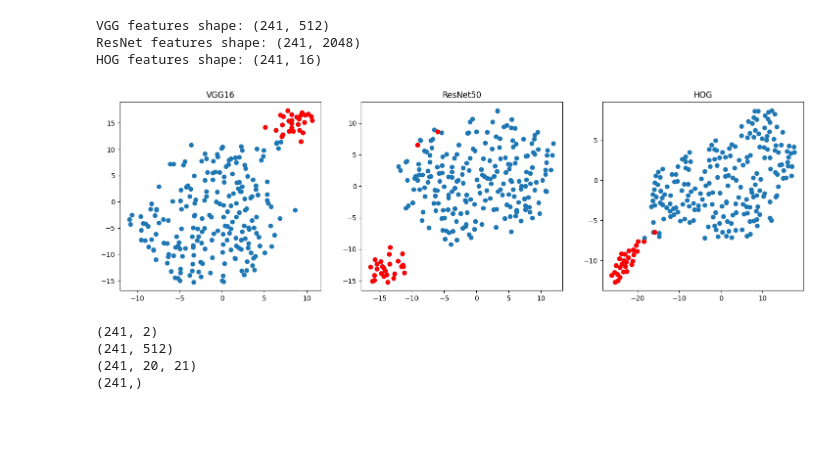
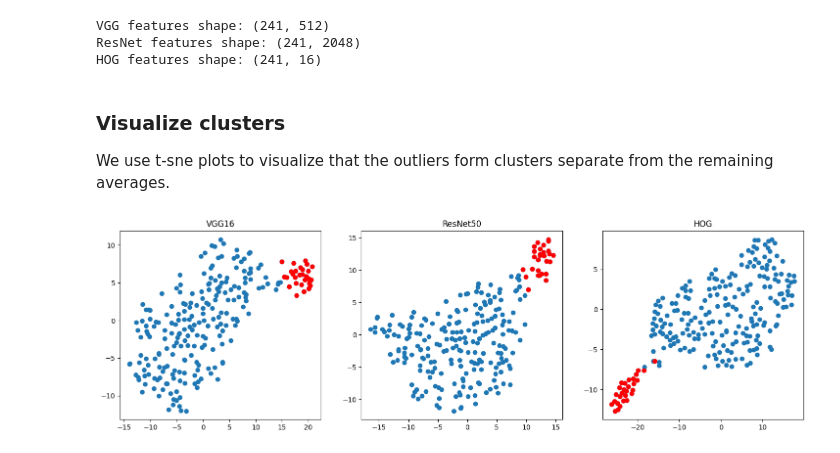
Before and after one commit to cellcanvas/surforama, a Jupyter notebook: examples/example_usecase_2D_averages.ipynb, the cells around one changed output. Saved outputs shown, nothing was run; the diff lists cells and outputs as text; code cells hidden in the pictures; blank space fills up the shorter version.

Commit message:
feature extraction and tsne

```diff
--- a/examples/example_usecase_2D_averages.ipynb
+++ b/examples/example_usecase_2D_averages.ipynb
@@ -155,0 +91,6 @@ features = np.array([f[0] for f in features])
+# %%
+mask_idcs = [1, 21, 31, 32, 40, 41, 47, 54,
+             63, 71, 82, 96, 97, 99, 104, 118,
+             123, 127, 155, 160, 161, 187,
+             199, 191, 201, 202, 210, 238] # These are based on visual inspection of above averages
+outlier_mask = np.isin(np.arange(all_avgs.shape[0]), mask_idcs)
@@ -155,0 +99,9 @@ features = np.array([f[0] for f in features])
+# %%
+num_cols = 15
+num_rows = outlier_mask.sum() // num_cols + 1
+plt.figure(figsize=(15,2.5))
+for i, avg in enumerate(all_avgs[outlier_mask]):
+    plt.subplot(num_rows, num_cols, i + 1)
+    plt.imshow(avg, cmap="gray")
+    plt.title(mask_idcs[i])
+    plt.axis("off")
@@ -175,7 +138,7 @@ class ResNet50Extractor(torch.nn.Module):
     def preprocess(self, image):
         preprocess = transforms.Compose([
             transforms.Resize(256),
-            transforms.CenterCrop(224),
+            transforms.CenterCrop(256),
             transforms.Grayscale(num_output_channels=3),  # Convert grayscale to RGB
             transforms.ToTensor(),
             transforms.Normalize(mean=[0.485, 0.456, 0.406], std=[0.229, 0.224, 0.225]),
@@ -251 +212,5 @@ features = np.squeeze(features)
+# %% [markdown]
+### Visualize clusters
+
+We use t-sne plots to visualize that the outliers form clusters separate from the remaining averages.
 # %%
@@ -259,51 +223,18 @@ mask = np.isin(np.arange(all_avgs.shape[0]), mask_idcs)
 # %%
-
 from matplotlib import pyplot as plt
 plt.figure(figsize=(18,5))
 plt.subplot(131)
 plt.scatter(tsne_results_vgg[:, 0], tsne_results_vgg[:, 1])
-plt.scatter(tsne_results_vgg[mask, 0], tsne_results_vgg[mask, 1], c="red")
+plt.scatter(tsne_results_vgg[outlier_mask, 0], tsne_results_vgg[outlier_mask, 1], c="red")
 plt.title("VGG16")
 plt.subplot(132)
 plt.scatter(tsne_results_resnet[:, 0], tsne_results_resnet[:, 1])
-plt.scatter(tsne_results_resnet[mask, 0], tsne_results_resnet[mask, 1], c="red")
+plt.scatter(tsne_results_resnet[outlier_mask, 0], tsne_results_resnet[outlier_mask, 1], c="red")
 plt.title("ResNet50")
 plt.subplot(133)
 plt.scatter(tsne_results_hog[:, 0], tsne_results_hog[:, 1])
-plt.scatter(tsne_results_hog[mask, 0], tsne_results_hog[mask, 1], c="red")
+plt.scatter(tsne_results_hog[outlier_mask, 0], tsne_results_hog[outlier_mask, 1], c="red")
 plt.title("HOG")
 plt.show()
 # %% [output]
-[figure, old version]
+[figure, new version]
-# %%
-print(tsne_results.shape)
-print(features.shape)
-print(all_avgs.shape)
-print(mask.shape)
-
-import pandas as pd
-import tifffile as tiff
-
-import cv2
-
-
-for i, avg in enumerate(all_avgs):
-    filename = os.path.join("/Users/lorenz.lamm/PhD_projects/Napari/Surforama/rotational_averages", f"avg_{i}.tif")
-    tiff.imsave(filename, avg)
-
-# save tsne table
-df = pd.DataFrame(tsne_results, columns=["x", "y"])
-df.to_csv("/Users/lorenz.lamm/PhD_projects/Napari/Surforama/rotational_averages/tsne_results.csv")
-
-# save features
-df = pd.DataFrame(features)
-df.to_csv("/Users/lorenz.lamm/PhD_projects/Napari/Surforama/rotational_averages/features_vgg.csv")
-
-# save mask
-df = pd.DataFrame(mask)
-df.to_csv("/Users/lorenz.lamm/PhD_projects/Napari/Surforama/rotational_averages/outlier_mask.csv")
-# %% [output]
-(241, 2)
-(241, 512)
-(241, 20, 21)
-(241,)
```
Also changed, not shown: parts of 33 cells of this notebook.
